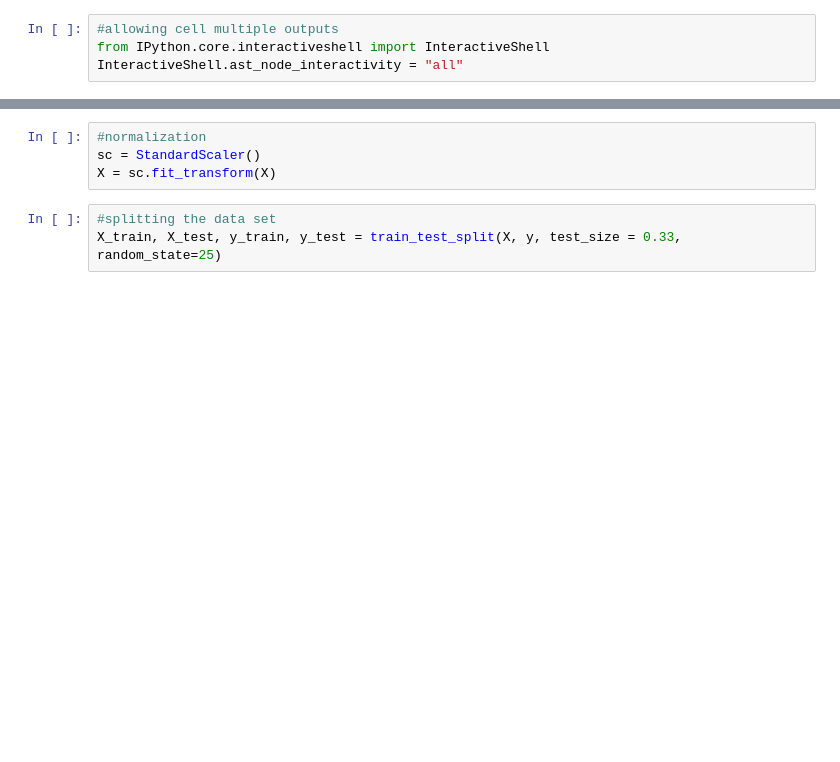
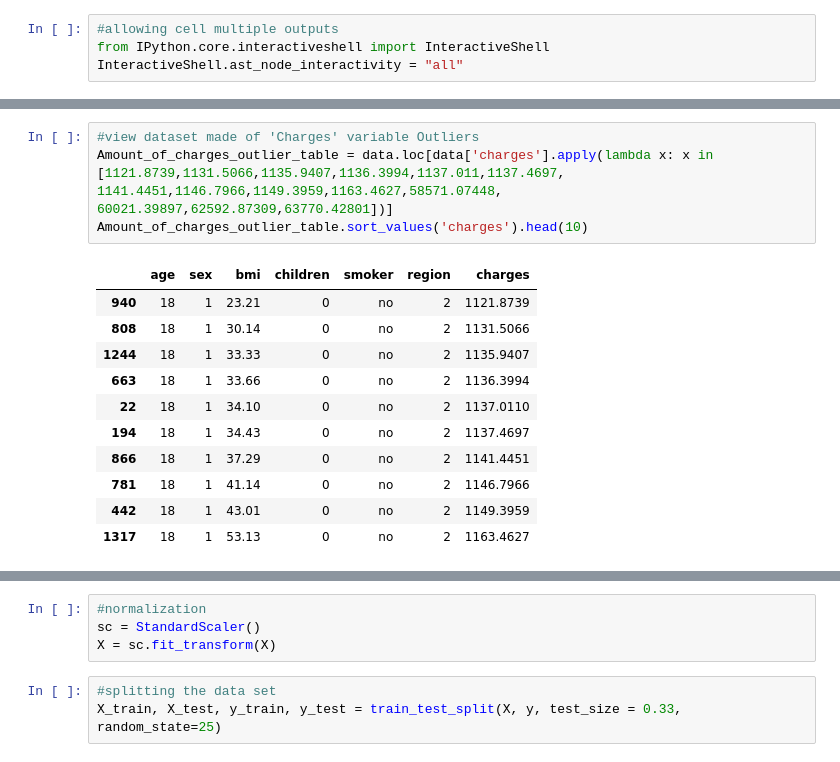
Before and after one commit to Lolpold-T/Health-Insurance-Cost-Prediction--Linear-Regression, a Jupyter notebook: Health Insurance Cost Prediction.ipynb, the cells around one changed output, grey strips where cells are left out. Cells and saved outputs as stored; diff of their text form; blank space fills up the shorter version.

```diff
--- a/Health Insurance Cost Prediction.ipynb
+++ b/Health Insurance Cost Prediction.ipynb
@@ -40,0 +155,17 @@ InteractiveShell.ast_node_interactivity = "all"
+# %%
+#view dataset made of 'Charges' variable Outliers
+Amount_of_charges_outlier_table = data.loc[data['charges'].apply(lambda x: x in [1121.8739,1131.5066,1135.9407,1136.3994,1137.011,1137.4697,
+1141.4451,1146.7966,1149.3959,1163.4627,58571.07448, 60021.39897,62592.87309,63770.42801])]
+Amount_of_charges_outlier_table.sort_values('charges').head(10)
+# %% [output]
+|  | age | sex | bmi | children | smoker | region | charges |
+| 940 | 18 | 1 | 23.21 | 0 | no | 2 | 1121.8739 |
+| 808 | 18 | 1 | 30.14 | 0 | no | 2 | 1131.5066 |
+| 1244 | 18 | 1 | 33.33 | 0 | no | 2 | 1135.9407 |
+| 663 | 18 | 1 | 33.66 | 0 | no | 2 | 1136.3994 |
+| 22 | 18 | 1 | 34.10 | 0 | no | 2 | 1137.0110 |
+| 194 | 18 | 1 | 34.43 | 0 | no | 2 | 1137.4697 |
+| 866 | 18 | 1 | 37.29 | 0 | no | 2 | 1141.4451 |
+| 781 | 18 | 1 | 41.14 | 0 | no | 2 | 1146.7966 |
+| 442 | 18 | 1 | 43.01 | 0 | no | 2 | 1149.3959 |
+| 1317 | 18 | 1 | 53.13 | 0 | no | 2 | 1163.4627 |
```
Also changed, not shown: parts of 60 cells of this notebook.
